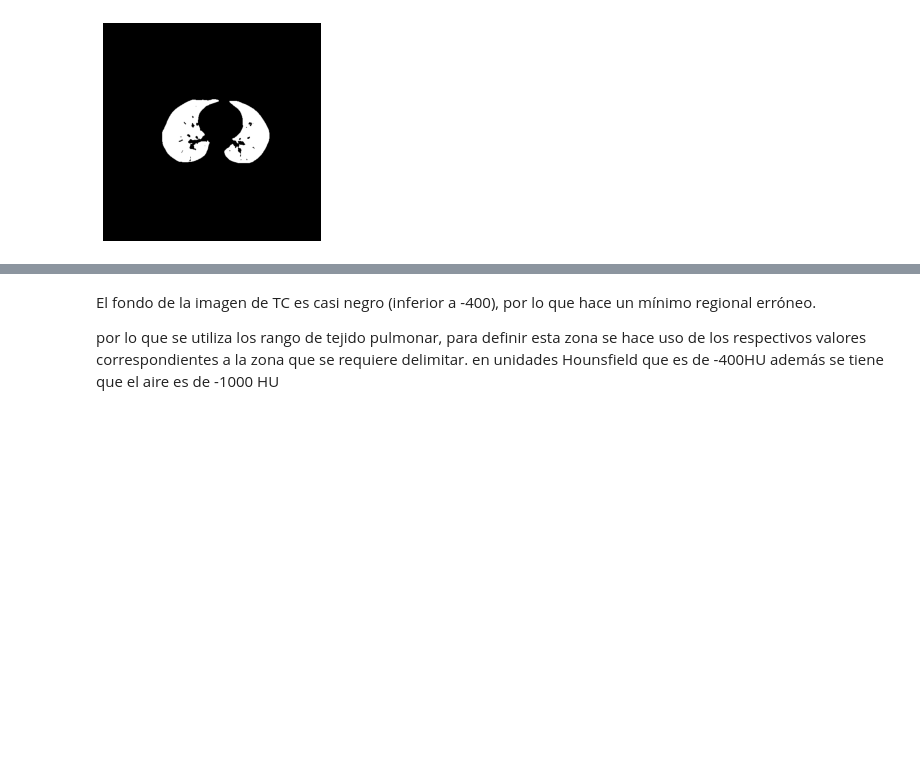
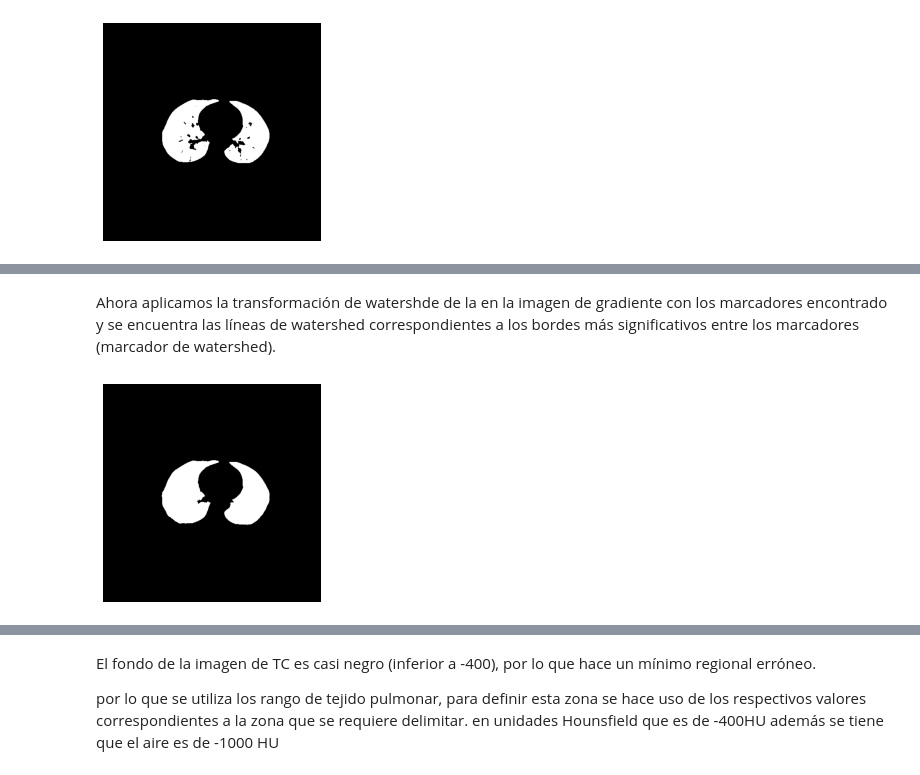
Before and after one commit to jennifer95/visualizacion-segmentacion-pulmonar-DICOM-python, a Jupyter notebook: Segmentación de tejido pulmonar.ipynb, the cells around one changed output, grey strips where cells are left out. Cells and saved outputs as stored; diff of their text form; code cells hidden in the pictures; blank space fills up the shorter version.

```diff
--- a/Segmentación de tejido pulmonar.ipynb
+++ b/Segmentación de tejido pulmonar.ipynb
@@ -303,0 +322,10 @@ plt.show()
+# %% [markdown]
+Ahora aplicamos la transformación de watershde de la en la imagen de gradiente con los marcadores encontrado y se encuentra las líneas de watershed correspondientes a los bordes más significativos entre los marcadores (marcador de watershed).
+# %%
+sobel_gradient = image_gradiente(imagen[40])
+watershed = segmentation.watershed(sobel_gradient, marker_watershed)
+plt.imshow(watershed, cmap= 'gray')
+plt.axis('off')
+plt.show()
+# %% [output]
+[figure, added]
```
Also changed, not shown: parts of 36 cells of this notebook.
